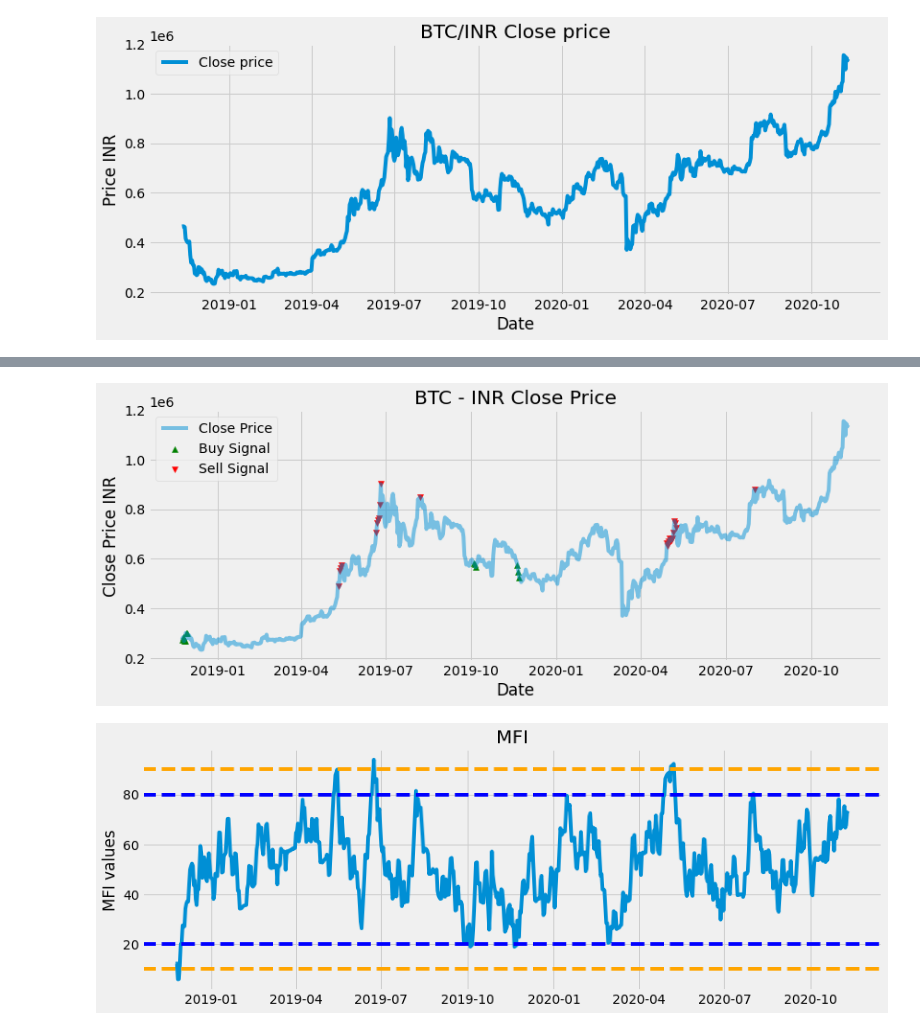
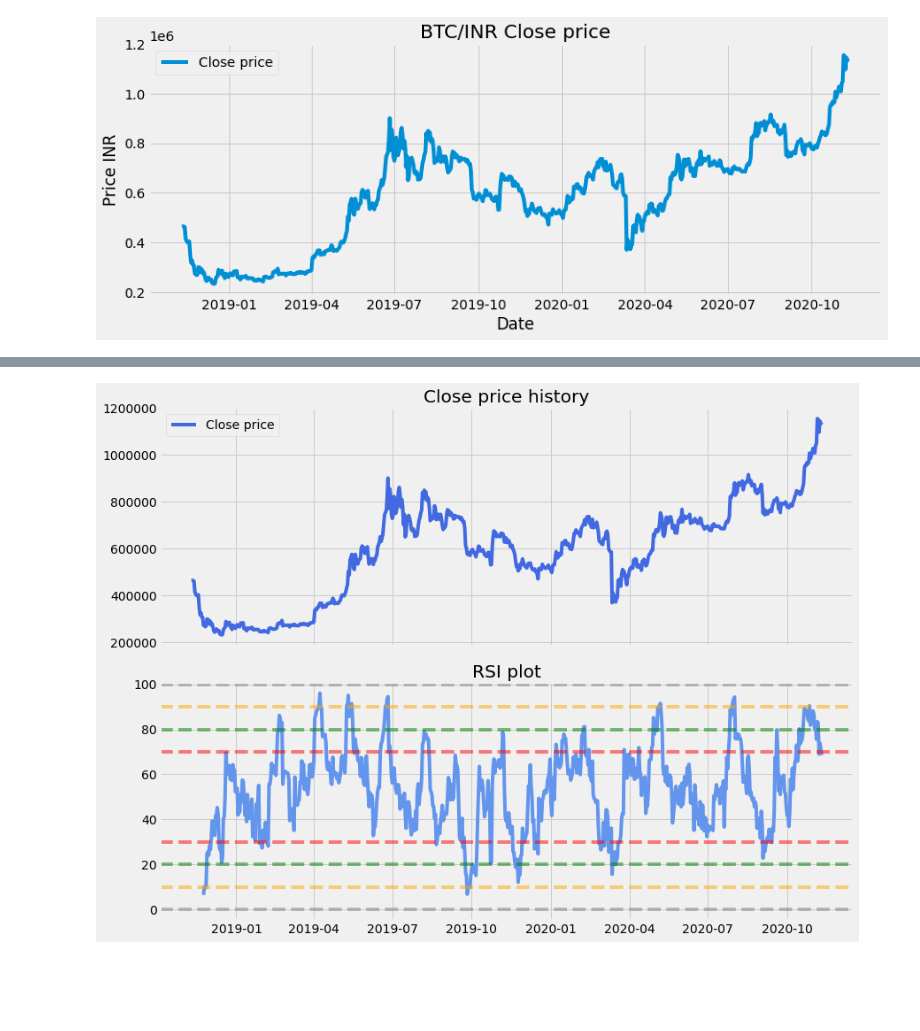
Before and after one commit to Xalt8/Crypto, a Jupyter notebook: rsi.ipynb, the cells around one changed output, grey strips where cells are left out. Cells and saved outputs as stored; diff of their text form; code cells hidden in the pictures; blank space fills up the shorter version.

```diff
--- a/rsi.ipynb
+++ b/rsi.ipynb
@@ -114,27 +135,0 @@ def get_signal(data, high, low):
-# %%
-# Add 2 new columns to the new dataframe with the buy and sell signals
-new_df['Buy'] = get_signal(new_df, 80, 20)[0] # Takes the 1st value from the tuple of the func and assigns it to the 'Buy' column
-new_df['Sell'] = get_signal(new_df, 80, 20)[1] # Takes the 2nd value from the tuple of the func and assigns it to the 'Sell' column
-# %%
-plt.figure(figsize=(12.2, 4.5))
-plt.plot(new_df['Close'], label = "Close Price", alpha=0.5)
-plt.scatter(new_df.index, new_df['Buy'], color='green', label='Buy Signal', marker='^', alpha=1)
-plt.scatter(new_df.index, new_df['Sell'], color='red', label='Sell Signal', marker='v', alpha=1)
-plt.title("BTC - INR Close Price")
-plt.xlabel('Date')
-plt.ylabel('Close Price INR')
-plt.legend(loc='upper left')
-plt.show()
-
-plt.figure(figsize=(12.8, 4.5))
-plt.plot(new_df['MFI'], label = "MFI")
-plt.axhline(10, linestyle= '--', color='orange')
-plt.axhline(20, linestyle= '--', color='blue')
-plt.axhline(80, linestyle= '--', color='blue')
-plt.axhline(90, linestyle= '--', color='orange')
-plt.title("MFI")
-plt.ylabel('MFI values')
-plt.show()
-# %% [output]
-[figure, removed]
-[figure, removed]
@@ -140,0 +163,23 @@ plt.show()
+# %%
+fig, (ax1, ax2) = plt.subplots(nrows=2, ncols=1, sharex=True, figsize=(12.2, 9))
+
+ax1.plot(new_df.index, new_df['Close'], label='Close price', color='royalblue')
+ax1.set_title('Close price history')
+ax1.legend(loc='upper left')
+ax1.ticklabel_format(style='plain', axis='y')
+
+ax2.set_title('RSI plot')
+ax2.plot(new_df.index, new_df['RSI'], color='cornflowerblue')
+ax2.axhline(0, linestyle='--', alpha=0.5, color='grey')
+ax2.axhline(10, linestyle='--', alpha=0.5, color='orange')
+ax2.axhline(20, linestyle='--', alpha=0.5, color='green')
+ax2.axhline(30, linestyle='--', alpha=0.5, color='red')
+ax2.axhline(70, linestyle='--', alpha=0.5, color='red')
+ax2.axhline(80, linestyle='--', alpha=0.5, color='green')
+ax2.axhline(90, linestyle='--', alpha=0.5, color='orange')
+ax2.axhline(100, linestyle='--', alpha=0.5, color='grey')
+
+plt.tight_layout()
+plt.show()
+# %% [output]
+[figure, added]
```
Also changed, not shown: parts of 17 cells of this notebook, 1 other file.
